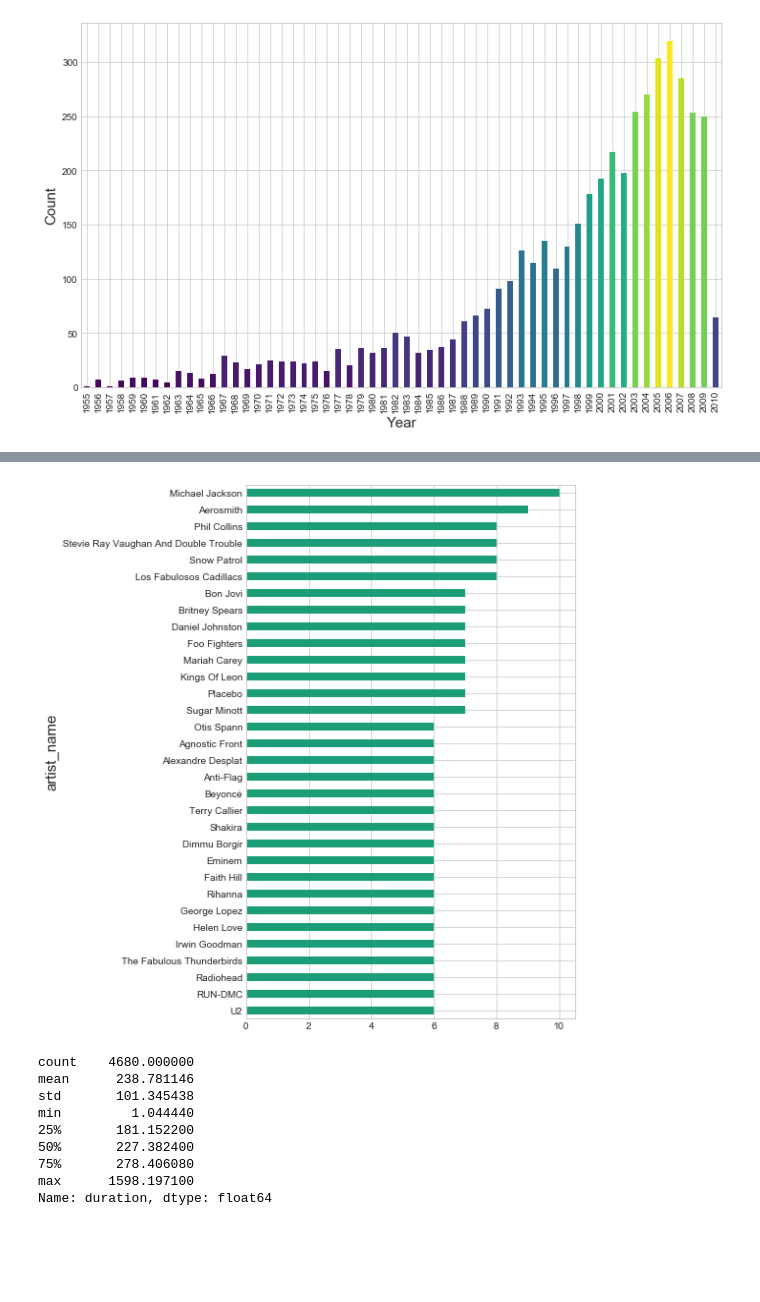
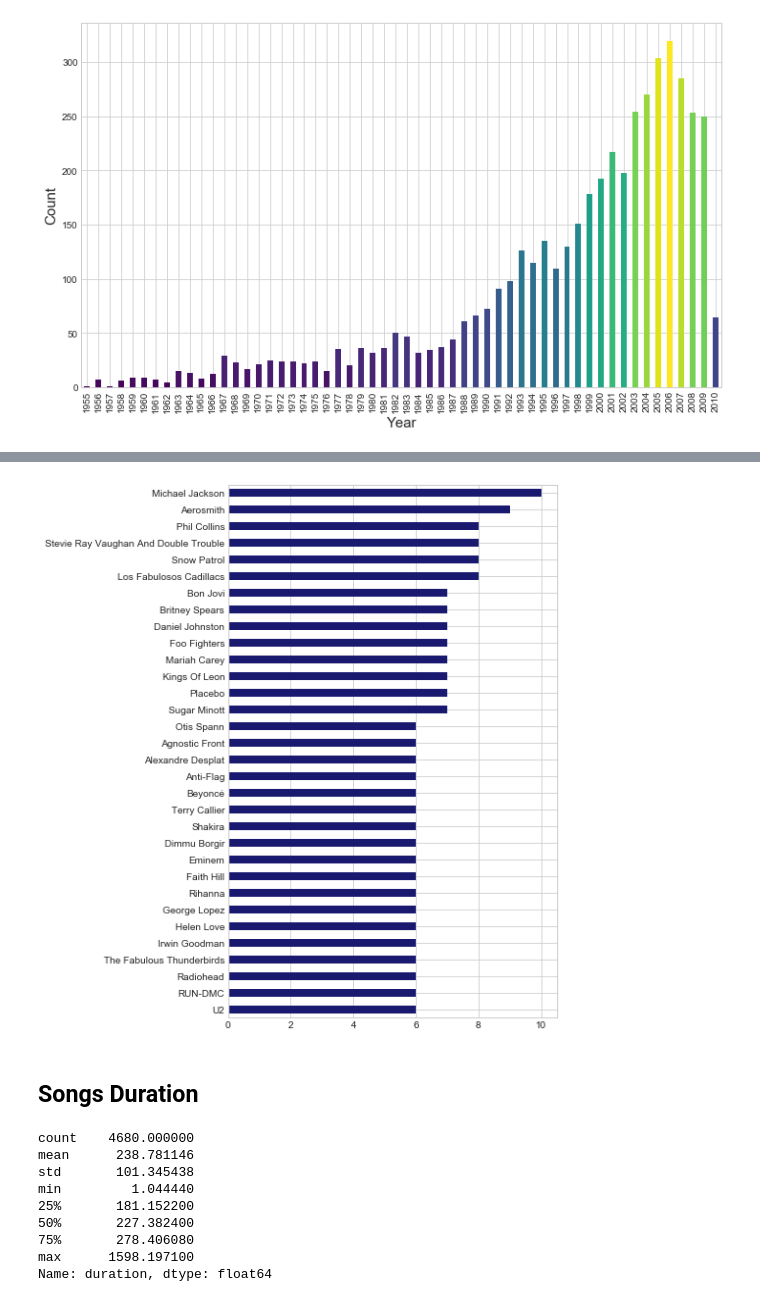
Before and after one commit to pylablanche/MillionSong, a Jupyter notebook: MillionSong_Dataset_Exploration.ipynb, the cells around one changed output, grey strips where cells are left out. Drawn from its saved outputs; the diff is of its cells as text; code cells hidden in the pictures; blank space fills up the shorter version.

```diff
--- a/MillionSong_Dataset_Exploration.ipynb
+++ b/MillionSong_Dataset_Exploration.ipynb
@@ -90,8 +110,12 @@ songs_per_artist[songs_per_artist >= 8].sort_values().plot.barh(color='C0', figs
 # %%
+# Number of different albums release per artist
 songs_per_art_and_rel = songs.groupby(['artist_name']).release.nunique()
-songs_per_art_and_rel[songs_per_art_and_rel >= 6].sort_values().plot.barh(color='C0', figsize=(6,10));
+songs_per_art_and_rel[songs_per_art_and_rel >= 6].sort_values().plot.barh(color='midnightblue', figsize=(6,10))
+plt.ylabel('');
 # %% [output]
-[figure, old version]
+[figure, new version]
+# %% [markdown]
+## Songs Duration
 # %%
 songs.duration.describe()
 # %% [output]
```
Also changed, not shown: parts of 45 cells of this notebook.
